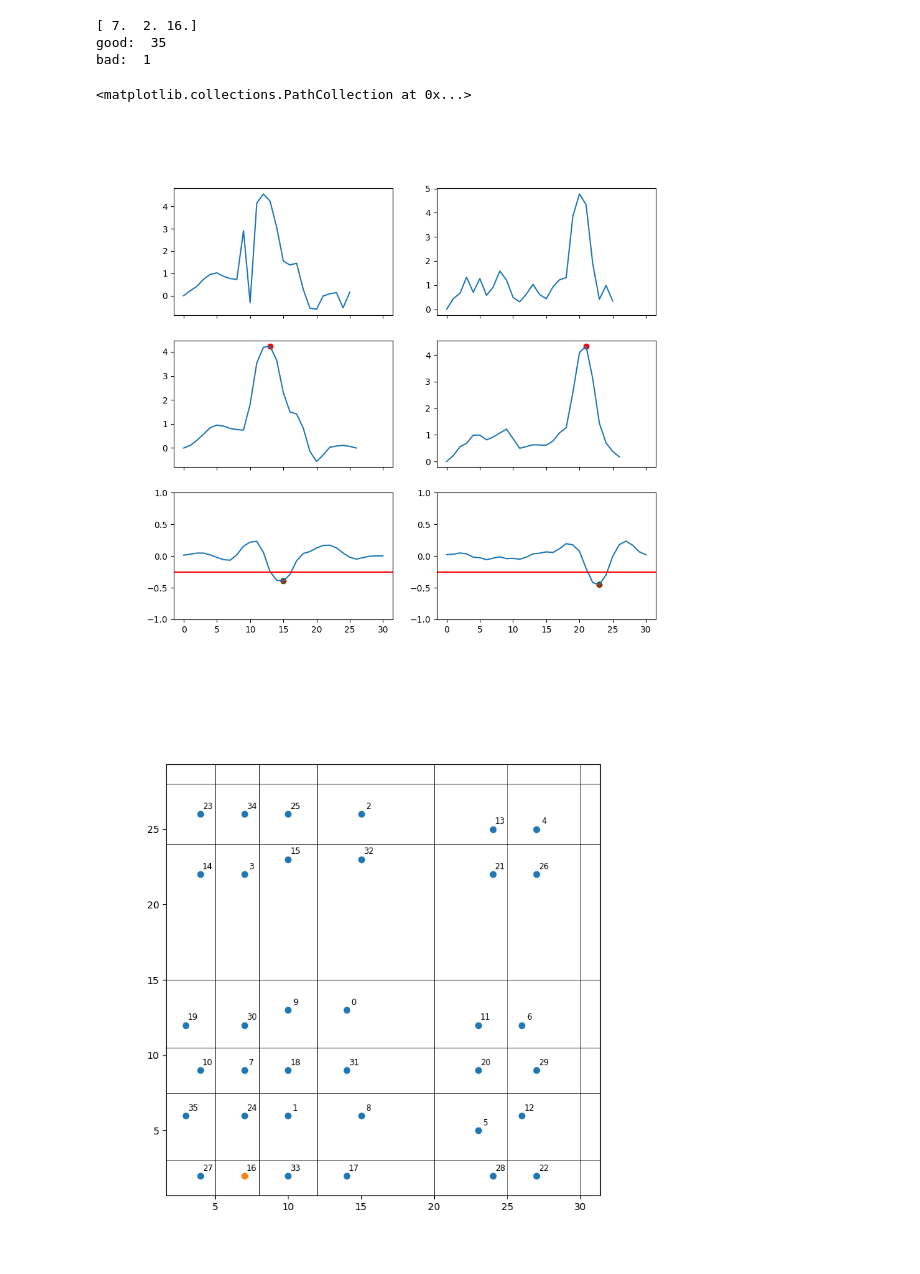
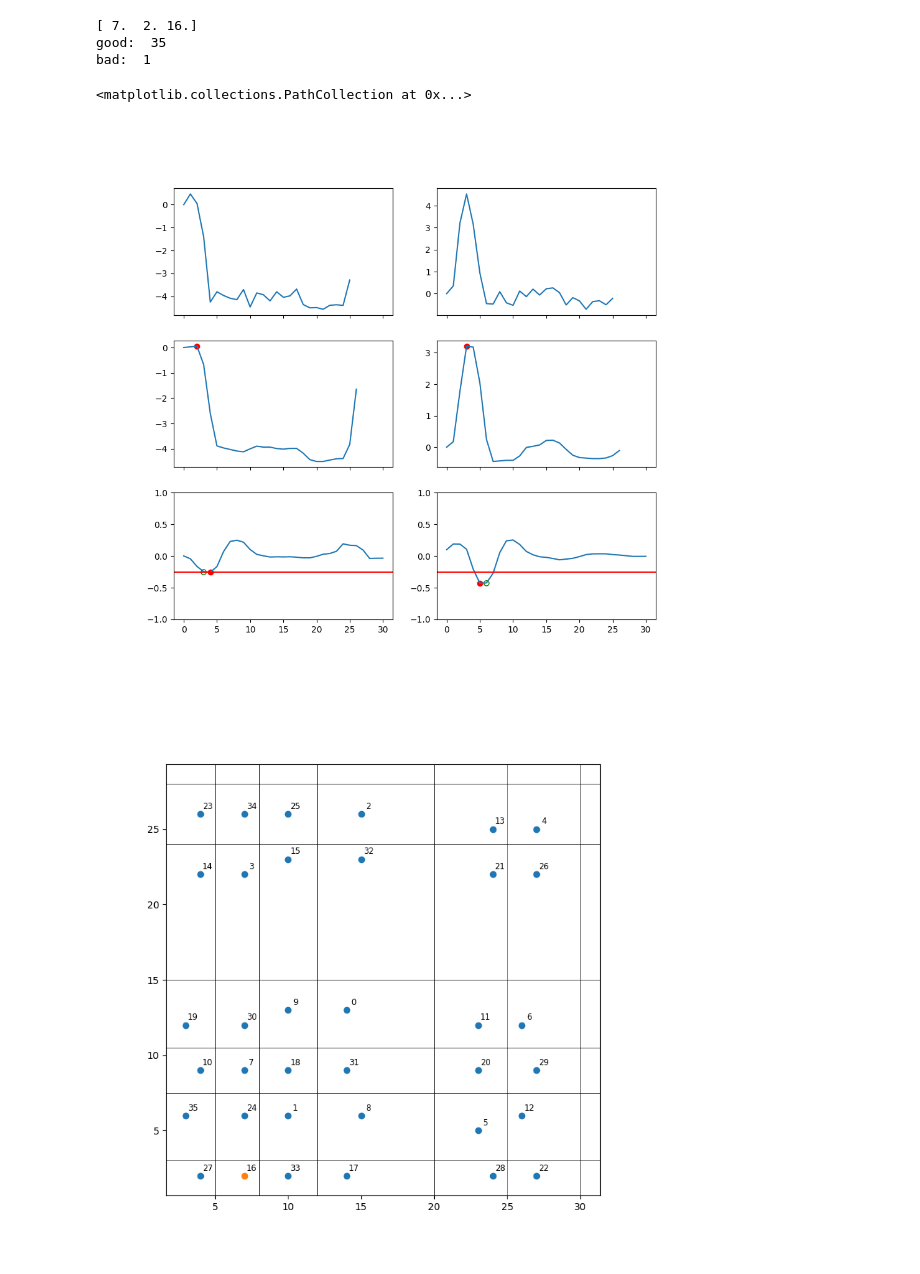
Before and after one commit to wilbertras/spatial-mapping, a Jupyter notebook: Mappings/LT343chip9/mapping_LT343chip9.ipynb, the cells around one changed output. Saved outputs shown, nothing was run; the diff lists cells and outputs as text; code cells hidden in the pictures.

```diff
--- a/Mappings/LT343chip9/mapping_LT343chip9.ipynb
+++ b/Mappings/LT343chip9/mapping_LT343chip9.ipynb
@@ -166,40 +164,40 @@ print('bad: ', len(bad))
 good:  35
 bad:  1
 # %%
-kid = 32
+kid = 35
 x = s21s[:, 0, kid]
 y = s21s[:, 1, kid]
 xsmooth = smooth_s21s[:, 0, kid]
 ysmooth = smooth_s21s[:, 1, kid]
 d2xsmooth = smooth_d2s21s[:, 0, kid]
 d2ysmooth = smooth_d2s21s[:, 1, kid]
 
 fig, ax = plt.subplot_mosaic('ab;cd;ef', figsize=(10, 9), sharex=True)
 ax['a'].plot(x)
 ax['b'].plot(y)
 
 ax['c'].plot(xsmooth)
 ax['d'].plot(ysmooth)
 ax['c'].scatter(np.nanargmax(xsmooth), np.nanmax(xsmooth), c='r')
 ax['d'].scatter(np.nanargmax(ysmooth), np.nanmax(ysmooth), c='r')
 
 ax['e'].plot(d2xsmooth)
 ax['f'].plot(d2ysmooth)
 ax['e'].axhline(-mph, c='r')
 ax['f'].axhline(-mph, c='r')
 locx, propx = find_peaks(-d2xsmooth, height=mph, prominence=mpp, width=mpw)
 cx = np.round((propx['right_ips'] + propx['left_ips']) / 2)
 locy, propy = find_peaks(-d2ysmooth, height=mph, prominence=mpp, width=mpw)
 cy = np.round((propy['right_ips'] + propy['left_ips']) / 2)
 ax['e'].scatter(locx, -propx['peak_heights'], c='r')
 ax['f'].scatter(locy, -propy['peak_heights'], c='r')
 ax['e'].set_ylim(-1, 1)
 ax['f'].set_ylim(-1, 1)
 ax['e'].scatter(cx, -propx['peak_heights'], c='None', edgecolor='g')
 ax['f'].scatter(cy, -propy['peak_heights'], c='None', edgecolor='g')
 # %% [output]
 <matplotlib.collections.PathCollection at 0x...>
-[figure, old version]
+[figure, new version]
 # %%
 fig, ax = plt.subplots(figsize=(8, 8))
 full_pos = np.empty((nr_kids, 3))
```
Also changed, not shown: parts of 7 cells of this notebook, 1 other file.
